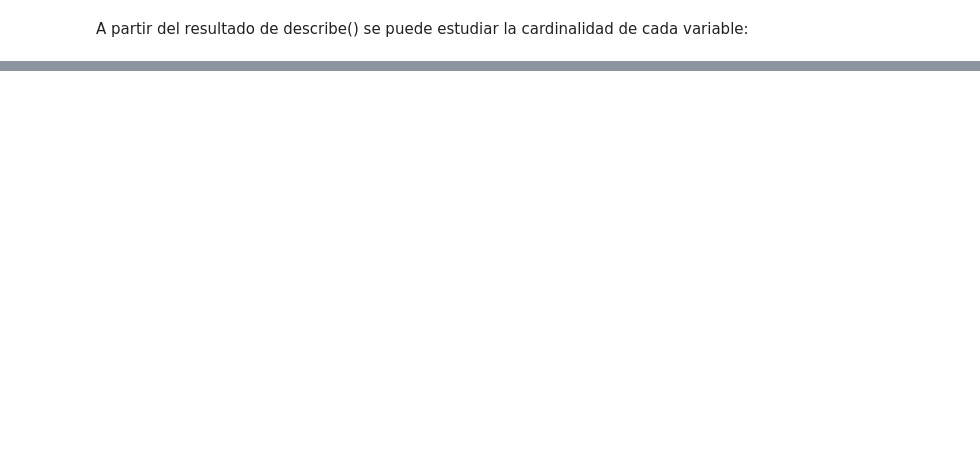
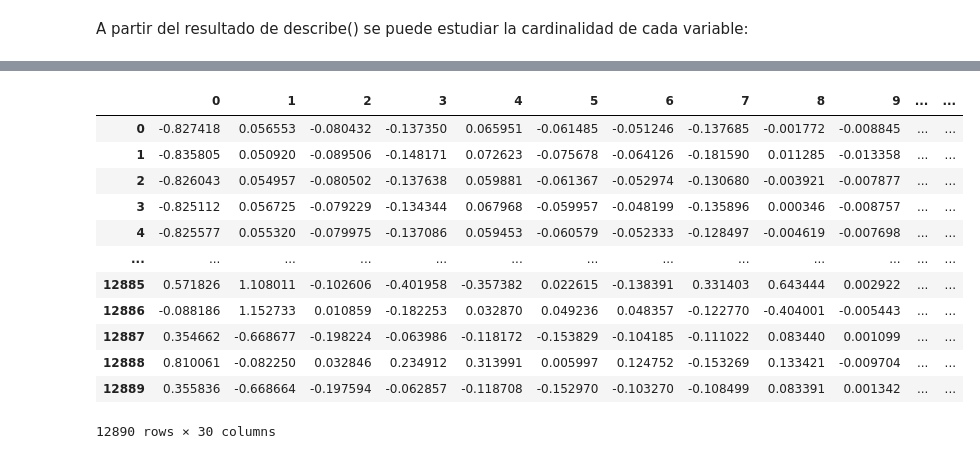
Before and after one commit to Chanalber/TFM, a Jupyter notebook: Código y datos/04_modelos_ML_no_supervisado.ipynb, the cells around one changed output, grey strips where cells are left out. Drawn from its saved outputs; the diff is of its cells as text; code cells hidden in the pictures; blank space fills up the shorter version.

```diff
--- a/Código y datos/04_modelos_ML_no_supervisado.ipynb
+++ b/Código y datos/04_modelos_ML_no_supervisado.ipynb
@@ -221,0 +152,42 @@ len(trans_city['concat'].unique())
+# %%
+#1 Se preprocesan los datos antes de aplicarles KMeans
+
+
+
+encoder_name = Pipeline([
+                        ('oe',OrdinalEncoder(encoded_missing_value=np.nan)), # Valor por defecto de encoded_missing_value es nan
+                        ('ms',MinMaxScaler(feature_range=(-1e-4,1e-4))) #Por defecto deja los valores nulos como np.nan
+
+
+])
+#print(encoder_name.fit(ml_ns))
+
+encoder = ColumnTransformer([
+                            ('encoder_name',encoder_name,['Name']),
+                            ('binary',BinaryEncoder(handle_missing='return_nan'),['EntityType','Country','City'])
+])
+#print(encoder.fit(ml_ns))
+
+preprocessing = Pipeline([
+                        ('encoder',encoder),
+                        ('imputer',SimpleImputer(strategy='constant',fill_value=0)),
+                        ('pca',MiniBatchSparsePCA(n_components=3, batch_size=20,random_state=10)),
+
+])
+
+print(preprocessing.fit(ml_ns))
+
+preprocessing_transform = preprocessing.fit_transform(ml_ns)
+
+#2 Los datos preprocesados se meten al algoritmo KMeans para grupos de 2 a 6 calculándose la silueta de cada grupo
+
+list_silhouette=[]
+for i in range(2,7):
+
+    kmeans = KMeans(n_clusters=i,n_init=20,random_state=25).fit(preprocessing_transform)
+
+    silhouette = silhouette_score(preprocessing_transform,kmeans.labels_)
+
+    list_silhouette.append(silhouette)
+
+print(list_silhouette)
@@ -221,0 +312,16 @@ len(trans_city['concat'].unique())
+# %%
+pd.DataFrame(preprocessing_transform)
+# %% [output]
+|  | 0 | 1 | 2 | 3 | 4 | 5 | 6 | 7 | 8 | 9 | ... | ... |
+| 0 | -0.827418 | 0.056553 | -0.080432 | -0.137350 | 0.065951 | -0.061485 | -0.051246 | -0.137685 | -0.001772 | -0.008845 | ... | ... |
+| 1 | -0.835805 | 0.050920 | -0.089506 | -0.148171 | 0.072623 | -0.075678 | -0.064126 | -0.181590 | 0.011285 | -0.013358 | ... | ... |
+| 2 | -0.826043 | 0.054957 | -0.080502 | -0.137638 | 0.059881 | -0.061367 | -0.052974 | -0.130680 | -0.003921 | -0.007877 | ... | ... |
+| 3 | -0.825112 | 0.056725 | -0.079229 | -0.134344 | 0.067968 | -0.059957 | -0.048199 | -0.135896 | 0.000346 | -0.008757 | ... | ... |
+| 4 | -0.825577 | 0.055320 | -0.079975 | -0.137086 | 0.059453 | -0.060579 | -0.052333 | -0.128497 | -0.004619 | -0.007698 | ... | ... |
+| ... | ... | ... | ... | ... | ... | ... | ... | ... | ... | ... | ... | ... |
+| 12885 | 0.571826 | 1.108011 | -0.102606 | -0.401958 | -0.357382 | 0.022615 | -0.138391 | 0.331403 | 0.643444 | 0.002922 | ... | ... |
+| 12886 | -0.088186 | 1.152733 | 0.010859 | -0.182253 | 0.032870 | 0.049236 | 0.048357 | -0.122770 | -0.404001 | -0.005443 | ... | ... |
+| 12887 | 0.354662 | -0.668677 | -0.198224 | -0.063986 | -0.118172 | -0.153829 | -0.104185 | -0.111022 | 0.083440 | 0.001099 | ... | ... |
+| 12888 | 0.810061 | -0.082250 | 0.032846 | 0.234912 | 0.313991 | 0.005997 | 0.124752 | -0.153269 | 0.133421 | -0.009704 | ... | ... |
+| 12889 | 0.355836 | -0.668664 | -0.197594 | -0.062857 | -0.118708 | -0.152970 | -0.103270 | -0.108499 | 0.083391 | 0.001342 | ... | ... |
+12890 rows × 30 columns
```
Also changed, not shown: parts of 49 cells of this notebook, 10 other files.
